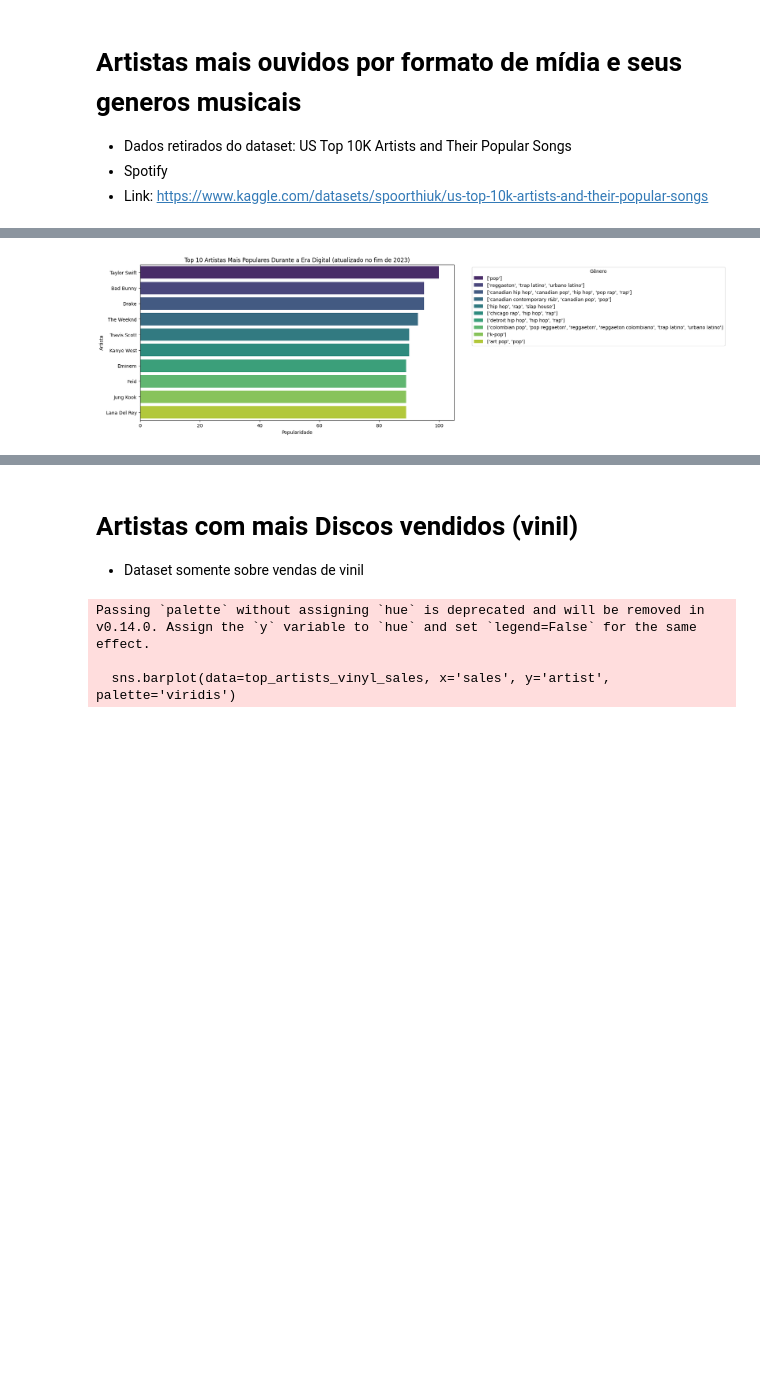
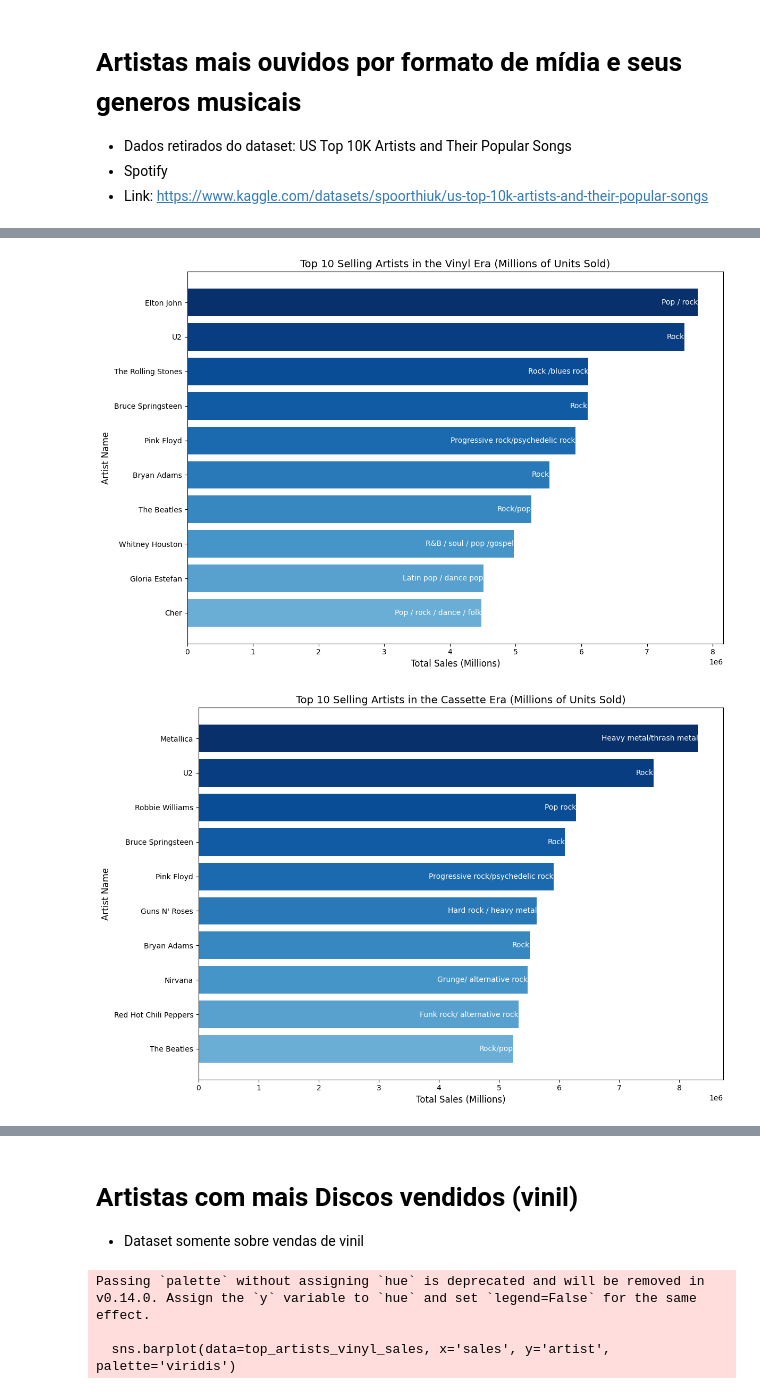
Before and after one commit to touro3/EvolucaoDaMusica-BI, a Jupyter notebook: notebooks/EDA_e_visualizacoes_musicais.ipynb, the cells around one changed output, grey strips where cells are left out. Cells and saved outputs as stored; diff of their text form; code cells hidden in the pictures; blank space fills up the shorter version.

```diff
--- a/notebooks/EDA_e_visualizacoes_musicais.ipynb
+++ b/notebooks/EDA_e_visualizacoes_musicais.ipynb
@@ -125,16 +75,59 @@ For example, when doing 'df[col].method(value, inplace=True)', try using 'df.met
-# %%
-artists_digital_popularity = new_artists_df.groupby(['Name', 'Genres'])['Popularity'].mean().reset_index()
-
-# Classificar os artistas pela popularidade e selecionar os top 10
-top_artists_digital_popularity = artists_digital_popularity.sort_values(by='Popularity', ascending=False).head(10)
-
-# Visualizar os resultados
-plt.figure(figsize=(12,6))
-sns.barplot(data=top_artists_digital_popularity, x='Popularity', y='Name', hue='Genres', dodge=False, palette='viridis')
-plt.title('Top 10 Artistas Mais Populares Durante a Era Digital (atualizado no fim de 2023)')
-plt.xlabel('Popularidade')
-plt.ylabel('Artista')
-plt.legend(title='Gênero', bbox_to_anchor=(1.05, 1), loc='upper left')
-plt.show()
-# %% [output]
-[figure, removed]
+# %%
+# Função para extrair e somar as vendas certificadas
+def extract_sales(units_string):
+    units = re.findall(r'(\d+(?:\.\d+)?)(?: million)?', units_string.replace(',', ''))
+    return sum(float(num) for num in units)
+
+# Aplicando a função na coluna 'Total certified units'
+new_df['Total Sales (millions)'] = new_df['Total certified units'].apply(extract_sales)
+
+# Definição das eras
+eras = {
+    'Vinyl Era': (1950, 1980),
+    'Cassette Era': (1970, 1990),
+    'CD Era': (1980, 2000),
+    'Digital Era': (2000, 2020)
+}
+
+# Função para filtrar artistas ativos durante uma dada era
+def filter_artists_by_era(df, start_year, end_year):
+    def active_during(artist_years):
+        years_active = re.findall(r'\d{4}', artist_years)
+        if not years_active:
+            return False
+        artist_start, artist_end = int(years_active[0]), int(years_active[-1])
+        return (artist_start <= end_year) and (artist_end >= start_year)
+
+    return df[df['Active years'].apply(active_during)].nlargest(10, 'Total Sales (millions)')
+
+# Filtrando artistas para cada era
+top_artists_per_era = {era: filter_artists_by_era(new_df, start, end) for era, (start, end) in eras.items()}
+
+# Função para plotar os gráficos para cada era com os gêneros musicais e cores customizadas
+def plot_top_artists_with_genres_custom_colors(era_name, df):
+    # Cores em degradê de azul escuro
+    dark_colors = plt.cm.Blues(np.linspace(0.5, 1, len(df)))  # Invertendo o degradê para escuro no topo
+    fig, ax = plt.subplots(figsize=(12, 8))
+    df = df.sort_values('Total Sales (millions)', ascending=True)
+    bars = ax.barh(df['Artist name'], df['Total Sales (millions)'], color=dark_colors)
+    ax.set_title(f'Top 10 Selling Artists in the {era_name} (Millions of Units Sold)', fontsize=14)
+    ax.set_xlabel('Total Sales (Millions)', fontsize=12)
+    ax.set_ylabel('Artist Name', fontsize=12)
+
+    # Adicionando os gêneros musicais dentro das barras
+    for bar, genre in zip(bars, df['Genre']):
+        text = genre.strip('[]').replace("'", "")
+        ax.text(bar.get_width() - 5, bar.get_y() + bar.get_height()/2, f"{text}",
+                va='center', ha='right', color='white', fontsize=10)
+
+    plt.tight_layout()
+    return fig
+
+# Gerando e exibindo os gráficos para cada era com gêneros musicais e cores personalizadas
+figs = {}
+for era in eras.keys():
+    figs[era] = plot_top_artists_with_genres_custom_colors(era, top_artists_per_era[era])
+    plt.show(figs[era])
+# %% [output]
+[figure, added]
+[figure, added]
```
Also changed, not shown: parts of 9 cells of this notebook, 1 other file.
